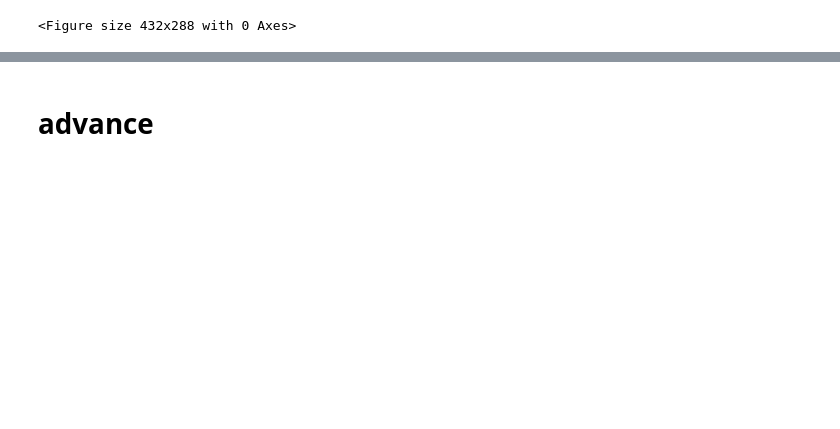
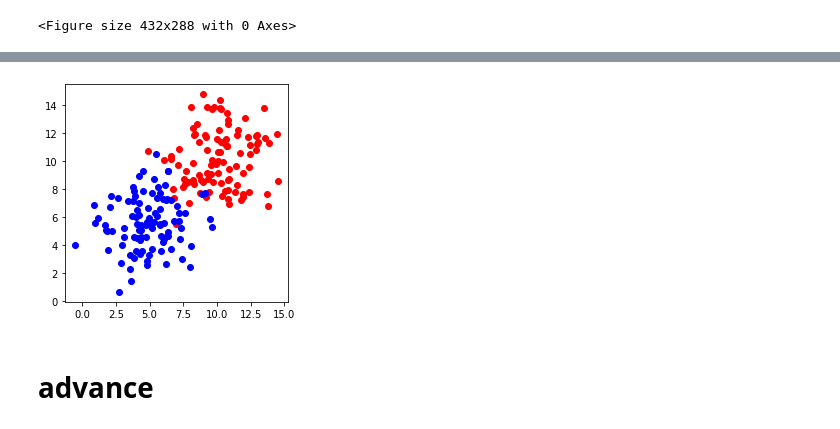
Before and after one commit to mahdi-ebrahimi-per/python-mini-project, a Jupyter notebook: Matplotlib wiki/Matplotlib-wiki.ipynb, the cells around one changed output, grey strips where cells are left out. Saved outputs shown, nothing was run; the diff lists cells and outputs as text; code cells hidden in the pictures; blank space fills up the shorter version.

```diff
--- a/Matplotlib wiki/Matplotlib-wiki.ipynb
+++ b/Matplotlib wiki/Matplotlib-wiki.ipynb
@@ -393,3 +405,27 @@ plt.show()
+# %%
+# make data for classification / ایجاد دیتا نمونه برای دسته بندی
+
+%matplotlib inline
+import matplotlib.pyplot as plt
+import numpy as np
+
+np.random.seed(0)
+
+n_pts = 100  # تعداد داده برای هر رنگ
+
+x1= np.random.normal(10, 2, n_pts)
+x2 = np.random.normal(10, 2, n_pts)
+y1 = np.random.normal(5, 2, n_pts)
+y2 = np.random.normal(6, 2, n_pts)
+
+top_region = np.array([x1, x2]).T
+bottom = np.array([y1, y2]).T
+_, ax= plt.subplots(figsize=(4,4))
+ax.scatter(top_region[:,0], top_region[:, 1], color= 'r')
+ax.scatter(bottom[:,0], bottom[:, 1], color= 'b')
+plt.show()
+# %% [output]
+[figure, added]
 # %% [markdown]
 # advance
 # %%
```
Also changed, not shown: parts of 1 cell of this notebook.
